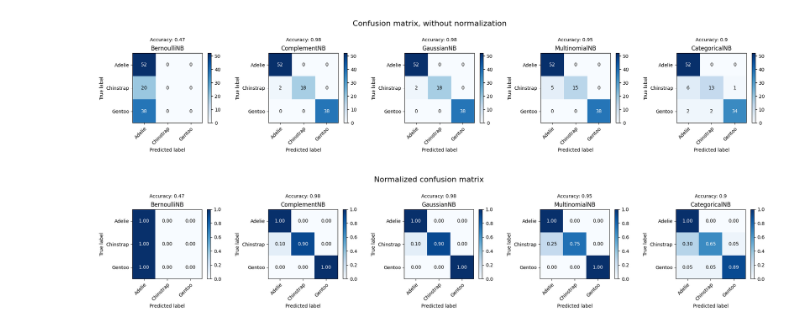
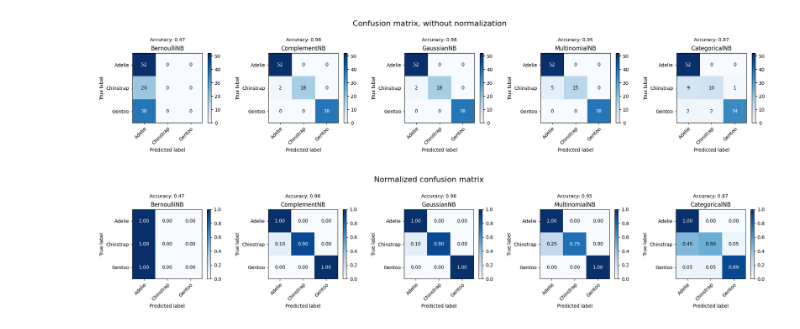
Before and after one commit to AyozeGS/IABD, a Jupyter notebook: SNS/UT3/T2/Ayoze_Gil_Sosa_Act_3_2_Penguin_NaiveBayes.ipynb, the cells around one changed output. Drawn from its saved outputs; the diff is of its cells as text; code cells hidden in the pictures.

```diff
--- a/SNS/UT3/T2/Ayoze_Gil_Sosa_Act_3_2_Penguin_NaiveBayes.ipynb
+++ b/SNS/UT3/T2/Ayoze_Gil_Sosa_Act_3_2_Penguin_NaiveBayes.ipynb
@@ -244,8 +245,15 @@ def use_model(model_name):
   ##########
 
   # Obtenemos la clase a partir de su nombre
+  # Nota: CategoricalNB no está diseñado para datos continuos. Dará error si
+  # en los datos de test hay un valor que no está en los datos de entrenamiento.
+  # El parámetno min_categories indica el número de valores 'discretos' distintos
+  # que existen para evitar que lo defina sólo con los datos de entramiento.
   model_class = globals()[model_name]
-  model = model_class()
+  if model_name == 'CategoricalNB':
+    model = model_class(min_categories=X.nunique())
+  else:
+    model = model_class()
 
   ##########
   # PASO 4 #
@@ -253,7 +261,6 @@ def use_model(model_name):
 
   # Entrenamos el modelo con los datos de entrenamiento
   model.fit(Xtrain, ytrain)
-
 
   ##########
   # PASO 5 #
@@ -398,20 +405,34 @@ for idx, model in enumerate(models):
 
   # Creamos este array de numpy porque es el parámetro con las clases que espera la función
   classes = np.array(field_categories)
-  plot_confusion_matrix(ytest_df[field_name], y_model_array, classes=classes, normalize=False, title=f'Accuracy: {str(round(model[1],2))}', titleSup=model_names[idx], fig=fig, ax=ax[idx%5])
+  plot_confusion_matrix(ytest_df[field_name],
+                        y_model_array,
+                        classes=classes,
+                        normalize=False,
+                        title=f'Accuracy: {str(round(model[1],2))}',
+                        titleSup=model_names[idx],
+                        fig=fig,
+                        ax=ax[idx%len(model_names)] if len(model_names) > 1 else ax)
 # %% [output]
 [figure]
 # %%
-# Creamos el contenedor para representar los resultados
+# Creamos el contenedor para representar los resultados normalizados
 fig, ax = plt.subplots(nrows=1, ncols = len(model_names), figsize = (4*len(model_names),4))
 
-# Representamos la matriz de confusión para cada modelo asignando los parámetros
+# Representamos la matriz de confusión normalizada para cada modelo asignando los parámetros
 for idx, model in enumerate(models):
 
   y_model_array = transform_to_categorical_array(models[idx][2])
 
   # Creamos este array de numpy porque es el parámetro con las clases que espera la función
   classes = np.array(field_categories)
-  plot_confusion_matrix(ytest_df[field_name], y_model_array, classes=classes, normalize=True, title=f'Accuracy: {str(round(model[1],2))}', titleSup=model_names[idx], fig=fig, ax=ax[idx%5])
+  plot_confusion_matrix(ytest_df[field_name],
+                        y_model_array,
+                        classes=classes,
+                        normalize=True,
+                        title=f'Accuracy: {str(round(model[1],2))}',
+                        titleSup=model_names[idx],
+                        fig=fig,
+                        ax=ax[idx%len(model_names)] if len(model_names) > 1 else ax)
 # %% [output]
-[figure, old version]
+[figure, new version]
```
Also changed, not shown: parts of 2 cells of this notebook.
